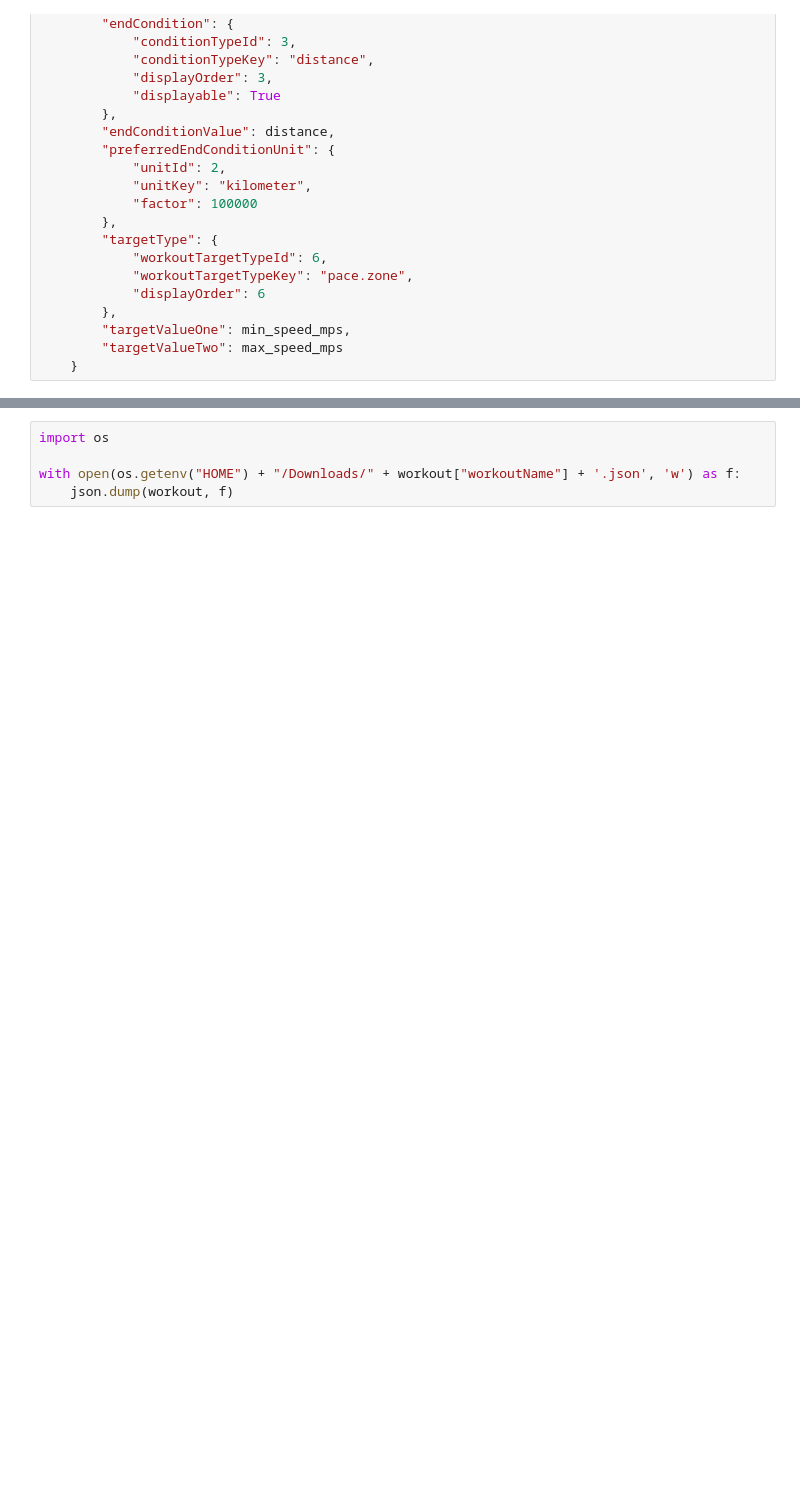
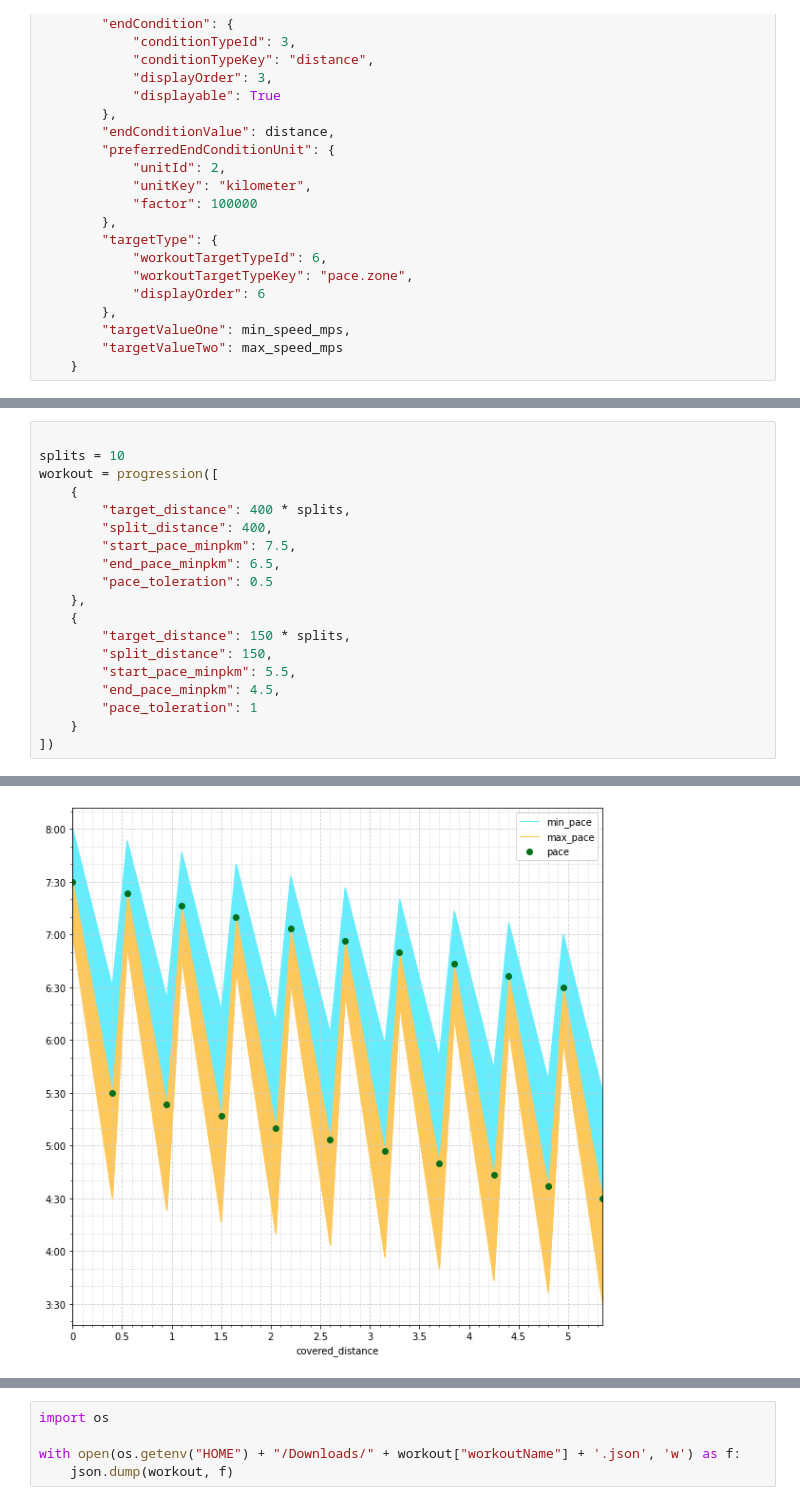
Before and after one commit to palkakrzysiek/trainings-generator-python, a Jupyter notebook: progression.ipynb, the cells around one changed output, grey strips where cells are left out. Cells and saved outputs as stored; diff of their text form; blank space fills up the shorter version.

Commit message:
better plots

```diff
--- a/progression.ipynb
+++ b/progression.ipynb
@@ -321,0 +317,20 @@ workout = progression([
+# %%
+
+splits = 10
+workout = progression([
+    {
+        "target_distance": 400 * splits,
+        "split_distance": 400,
+        "start_pace_minpkm": 7.5,
+        "end_pace_minpkm": 6.5,
+        "pace_toleration": 0.5
+    },
+    {
+        "target_distance": 150 * splits,
+        "split_distance": 150,
+        "start_pace_minpkm": 5.5,
+        "end_pace_minpkm": 4.5,
+        "pace_toleration": 1
+    }
+])
+# %% [output]
@@ -321,0 +354 @@ workout = progression([
+[figure, added]
```
Also changed, not shown: parts of 5 cells of this notebook.
